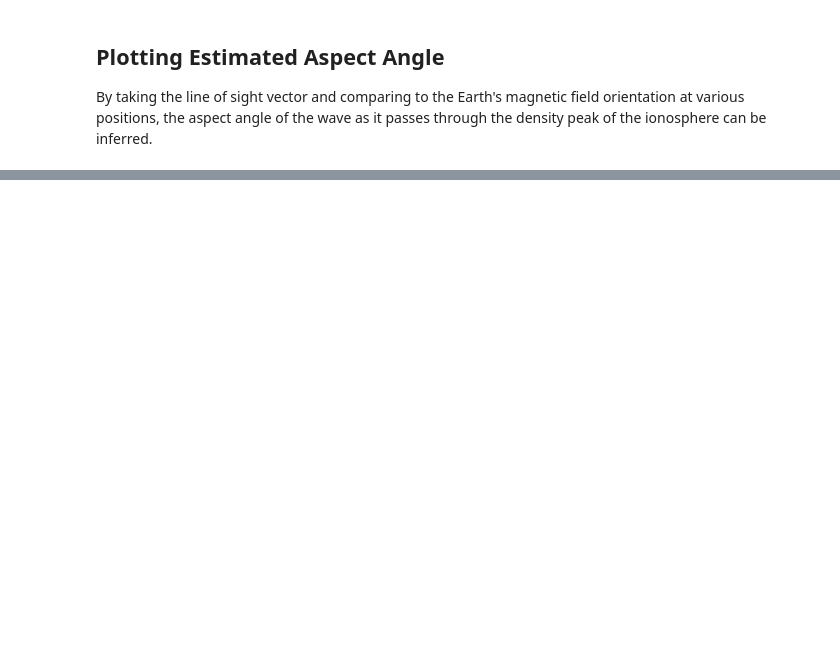
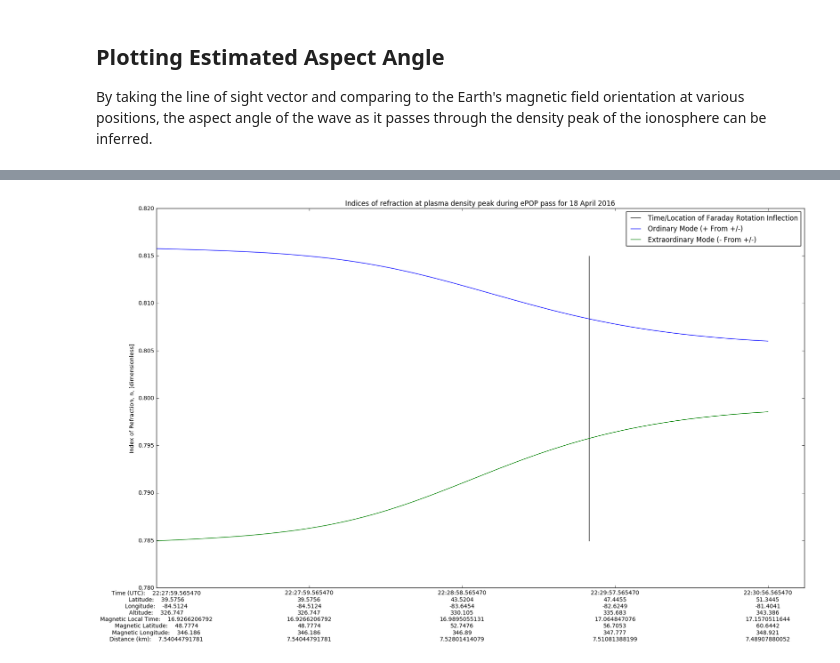
Before and after one commit to dfairbairn/rriephtk, a Jupyter notebook: OttawaPlots.ipynb, the cells around one changed output, grey strips where cells are left out. Cells and saved outputs as stored; diff of their text form; code cells hidden in the pictures; blank space fills up the shorter version.

```diff
--- a/OttawaPlots.ipynb
+++ b/OttawaPlots.ipynb
@@ -619,0 +765,33 @@ fig.set_size_inches(20.5, 6,forward=True)
+# %%
+# Code block for performing plotting (once above block's variables have been defined)
+
+# Points for marking the faraday rotation inflection location
+num = 40
+delta = abs(max(np.real(nplus)) - min(np.real(nminus)))
+offs = min(np.real(nminus))
+x = (index_reversal)*np.ones(num)
+y = np.array(range(num))/(40.)*delta + offs
+
+# Formatting adjustment so as to make room for the lengthy Ephemeris info
+fig = plt.figure(figsize=(20.5, 12))
+#ax = plt.subplot(111,aspect = 'equal')
+#plt.subplots_adjust(bottom=0.2)
+
+
+plt.plot(x,y,'k',label="Time/Location of Faraday Rotation Inflection")
+plt.plot(indices,nplus,label="Ordinary Mode (+ From +/-)")
+plt.plot(indices,nminus,label="Extraordinary Mode (- From +/-)")
+plt.title(title_str)
+#plt.xlabel("Time into pass [s]")
+plt.ylabel("Index of Refraction, n, [dimensionless]")
+plt.xticks(tick_indices, my_xticks)
+plt.legend()
+
+if saveplots==False:
+    plt.show()
+else:
+
+    plt.savefig('applhar_tmp'+str(freq)+'.png')
+plt.show()
+# %% [output]
+[figure, added]
```
Also changed, not shown: parts of 10 cells of this notebook.
